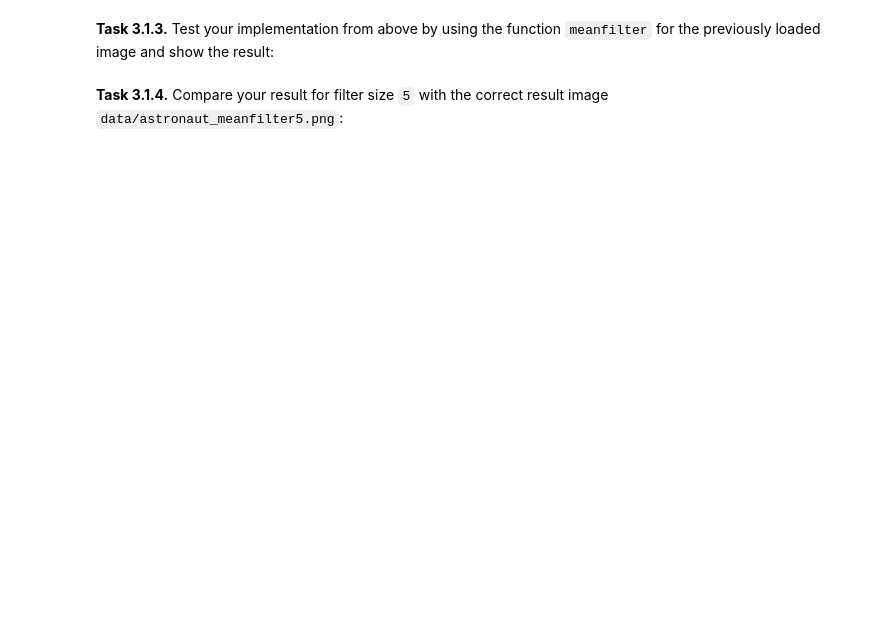
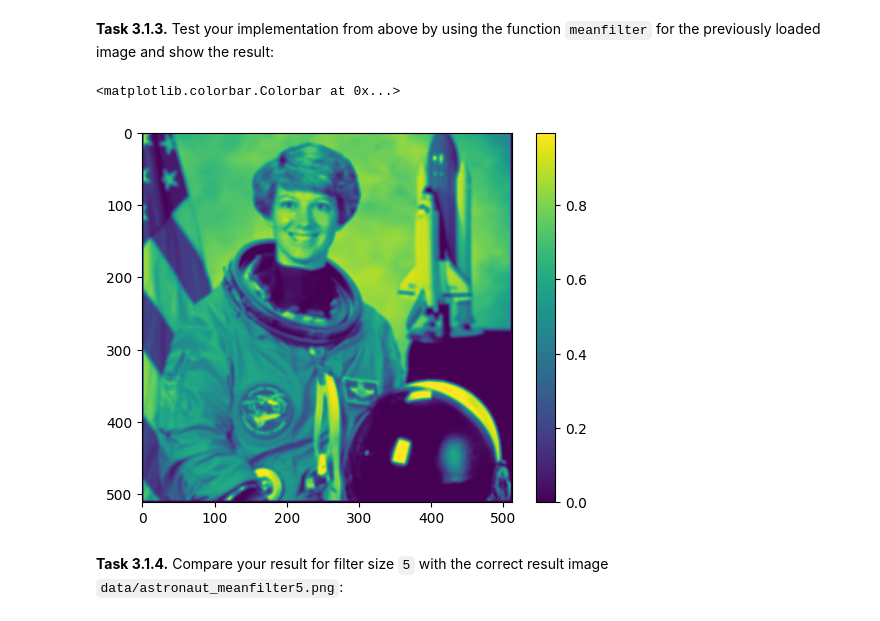
Before and after one commit to grosserC/mobi-fs3-python, a Jupyter notebook: task3.ipynb, the cells around one changed output. Saved outputs shown, nothing was run; the diff lists cells and outputs as text; code cells hidden in the pictures; blank space fills up the shorter version.

```diff
--- a/task3.ipynb
+++ b/task3.ipynb
@@ -20,40 +20,40 @@ plt.colorbar()
 # %% [markdown]
 **<a id="#">Task 3.1.2.</a>** Implement a mean filter:
 # %%
-def meanfilter(img_in, size):
-    imgF = img.copy()
-    result = numpy.zeros(img_in.shape)
-    n = (size - 1) // 2
-    for p in numpy.ndindex(img_in.shape):
-        neighborhood_sum = 0
-        for q in numpy.ndindex(size, size):
+#def meanfilter(img_in, size):
+ #   imgF = img.copy()
+  #  result = numpy.zeros(img_in.shape)
+   # n = (size - 1) // 2
+    #for p in numpy.ndindex(img_in.shape):
+     #   neighborhood_sum = 0
+      #  for q in numpy.ndindex(size, size):
             ...
-    return result
+   # return result
 
-print(img.shape[0])
-print(img.shape[1])
-print(img[15, 24])
+#print(img.shape[0])
+#print(img.shape[1])
+#print(img[15, 24])
 # %%
 def meanfilter(img_in, size):
+    assert size % 2 == 1
+    img_in = img_in.astype(float)
     img_out = img_in.copy()
-    dis = ((size/2)-0.5)
+    dis = size//2
     for p in numpy.ndindex(img_in.shape): #für alle einzelnen Pixel -> Rand beachten!
-        if p[0] > dis and p[0] < (img_in.shape[0]-dis) and p[1] > dis and p[1] < (img_in.shape[0]-dis): #für alle Zellen die NICHT am Rand sind - Rand ist jeweils size/2-0,5
+        if p[0] >= dis and p[0] < (img_in.shape[0]-dis) and p[1] >= dis and p[1] < (img_in.shape[1]-dis): #für alle Zellen die NICHT am Rand sind - Rand ist jeweils size/2-0,5
             listp = list(p)
             row = listp[0]
             column = listp[1]
             sum = 0
-            for r in range (row-1, row+2):
-                for c in range (column-1, column+2):
-                    sum += img[r,c]
+            for r in range (row-dis, row+dis+1):
+                for c in range (column-dis, column+dis+1):
+                    sum += img_in[r,c]
             mean = sum/(size*size)
             img_out[p] = mean
 
         else: #falls eine Zelle am Rand ist
             img_out[p] = 0
-
-
-    return
+    return img_out
 # %%
 # ausprobieren
 size = 3
@@ -82,4 +85,12 @@ plt.colorbar()
 # %% [markdown]
 **<a id="#">Task 3.1.3.</a>** Test your implementation from above by using the function `meanfilter` for the previously loaded image and show the result:
+# %%
+meanfilter(img, 7)
+plt.figure()
+plt.imshow(img_out)
+plt.colorbar()
+# %% [output]
+<matplotlib.colorbar.Colorbar at 0x...>
+[figure, added]
 # %% [markdown]
 **<a id="#">Task 3.1.4.</a>** Compare your result for filter size `5` with the correct result image `data/astronaut_meanfilter5.png`:
```
Also changed, not shown: parts of 2 cells of this notebook.
